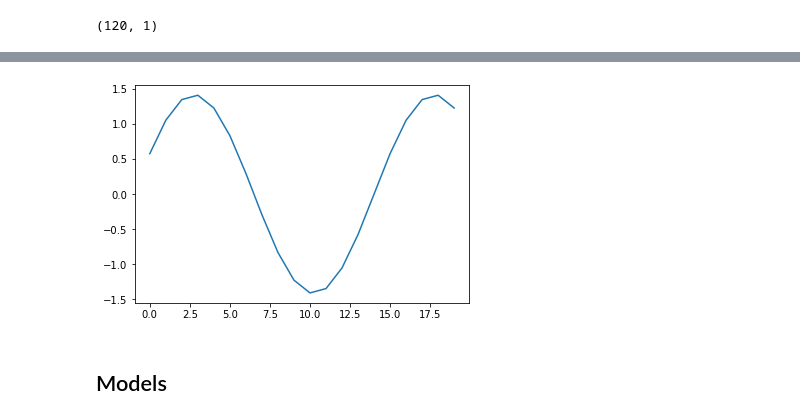
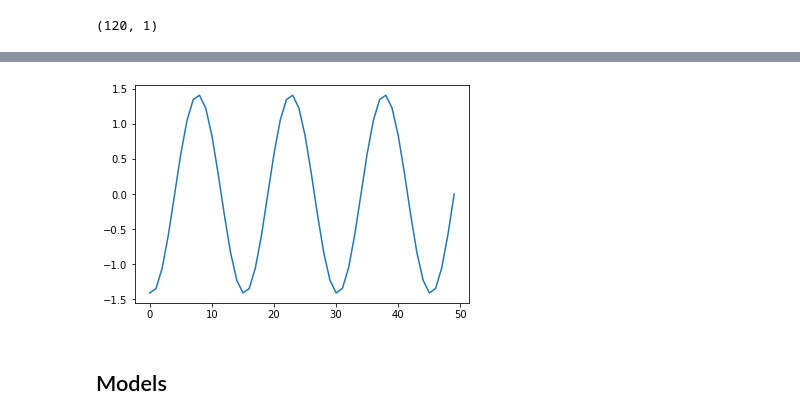
Before and after one commit to Emil207/Multivariate-anomaly-detection, a Jupyter notebook: Code/MAD/Playground.ipynb, the cells around one changed output, grey strips where cells are left out. Drawn from its saved outputs; the diff is of its cells as text; code cells hidden in the pictures.

```diff
--- a/Code/MAD/Playground.ipynb
+++ b/Code/MAD/Playground.ipynb
@@ -155,7 +154,7 @@ drop_columns = ['Totalt valsade bandlängd aktuellt dygn',
 df_sandvik_drop = df_sandvik_pivot.drop(drop_columns, axis=1)
 
 # Group by time
-df_sandvik_grouped = df_sandvik_drop.resample("3T").mean()
+df_sandvik_grouped = df_sandvik_drop.resample("1T").mean()
 
 # Drop rows where machine is not running
 df_sandvik_running = df_sandvik_grouped[df_sandvik_grouped['Aktuell hastighet'] > 0]
@@ -241,18 +260,18 @@ print(df_train_trans.shape)
 # %%
 #--- Split transformed train and test sets into samples ---#
 
 # Parameters
-timesteps = 20                            # length of samples
+timesteps = 50                            # length of samples
 features_trans = df_train_trans.shape[1]  # number of time series in transformed data
 
 # Make samples of transformed data
 train_samples = p.make_samples(df_train_trans,timesteps)
 test_samples = p.make_samples(df_test_trans,timesteps)
 
 # Plot example of sample
-plt.plot(train_samples[0]);
+plt.plot(train_samples[10]);
 # %% [output]
-[figure, old version]
+[figure, new version]
 # %% [markdown]
 ## Models
 # %% [markdown]
```
Also changed, not shown: parts of 19 cells of this notebook, 11 other files.
